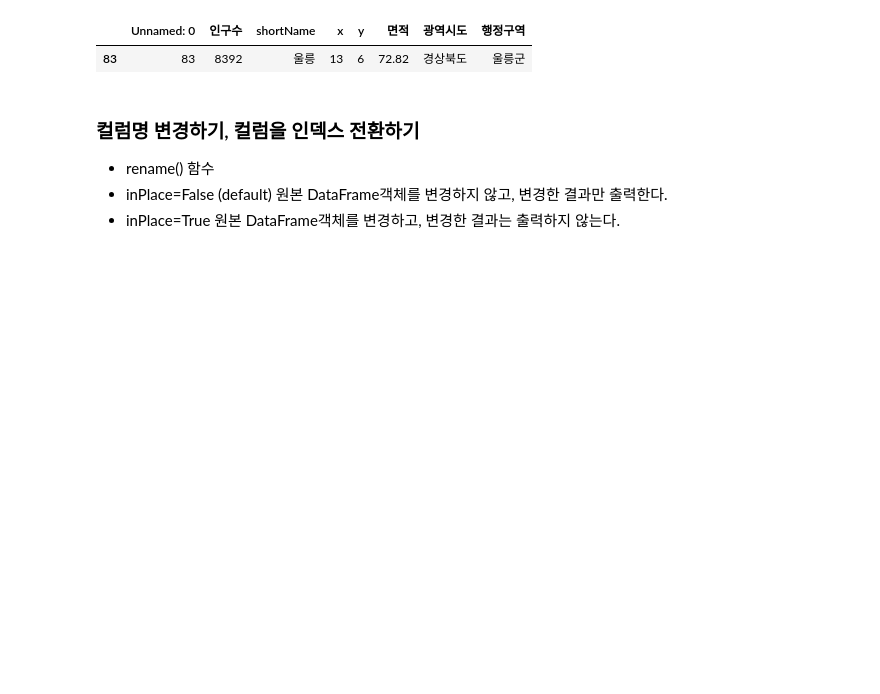
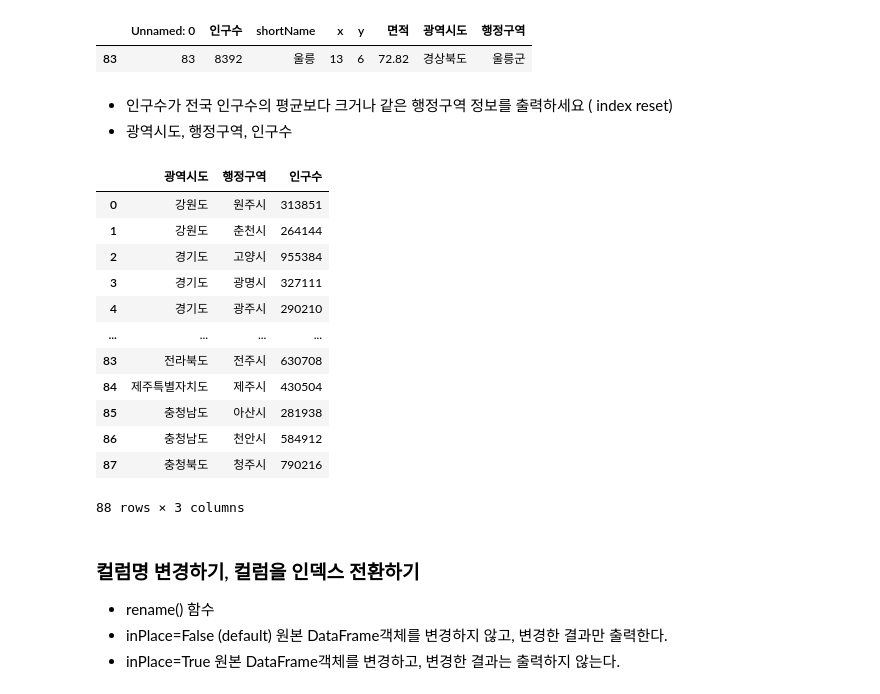
Before and after one commit to jero-06/Python_WebScrapting_DataAnalsis, a Jupyter notebook: 03.행정구역정보_분석과시각화.ipynb, the cells around one changed output. Saved outputs shown, nothing was run; the diff lists cells and outputs as text; code cells hidden in the pictures; blank space fills up the shorter version.

```diff
--- a/03.행정구역정보_분석과시각화.ipynb
+++ b/03.행정구역정보_분석과시각화.ipynb
@@ -314,6 +328,25 @@ data.loc[data['인구수'] == data['인구수'].min()]
 # %% [output]
 |  | Unnamed: 0 | 인구수 | shortName | x | y | 면적 | 광역시도 | 행정구역 |
 | 83 | 83 | 8392 | 울릉 | 13 | 6 | 72.82 | 경상북도 | 울릉군 |
+# %% [markdown]
+* 인구수가 전국 인구수의 평균보다 크거나 같은 행정구역 정보를 출력하세요 ( index reset)
+* 광역시도, 행정구역, 인구수
+# %%
+data.loc[data['인구수'] >= data['인구수'].mean(), ['광역시도', '행정구역', '인구수']].reset_index(drop=True)
+# %% [output]
+|  | 광역시도 | 행정구역 | 인구수 |
+| 0 | 강원도 | 원주시 | 313851 |
+| 1 | 강원도 | 춘천시 | 264144 |
+| 2 | 경기도 | 고양시 | 955384 |
+| 3 | 경기도 | 광명시 | 327111 |
+| 4 | 경기도 | 광주시 | 290210 |
+| ... | ... | ... | ... |
+| 83 | 전라북도 | 전주시 | 630708 |
+| 84 | 제주특별자치도 | 제주시 | 430504 |
+| 85 | 충청남도 | 아산시 | 281938 |
+| 86 | 충청남도 | 천안시 | 584912 |
+| 87 | 충청북도 | 청주시 | 790216 |
+88 rows × 3 columns
 # %%
 # unique한 광역시도명
 # %%
```
Also changed, not shown: parts of 1 cell of this notebook.
